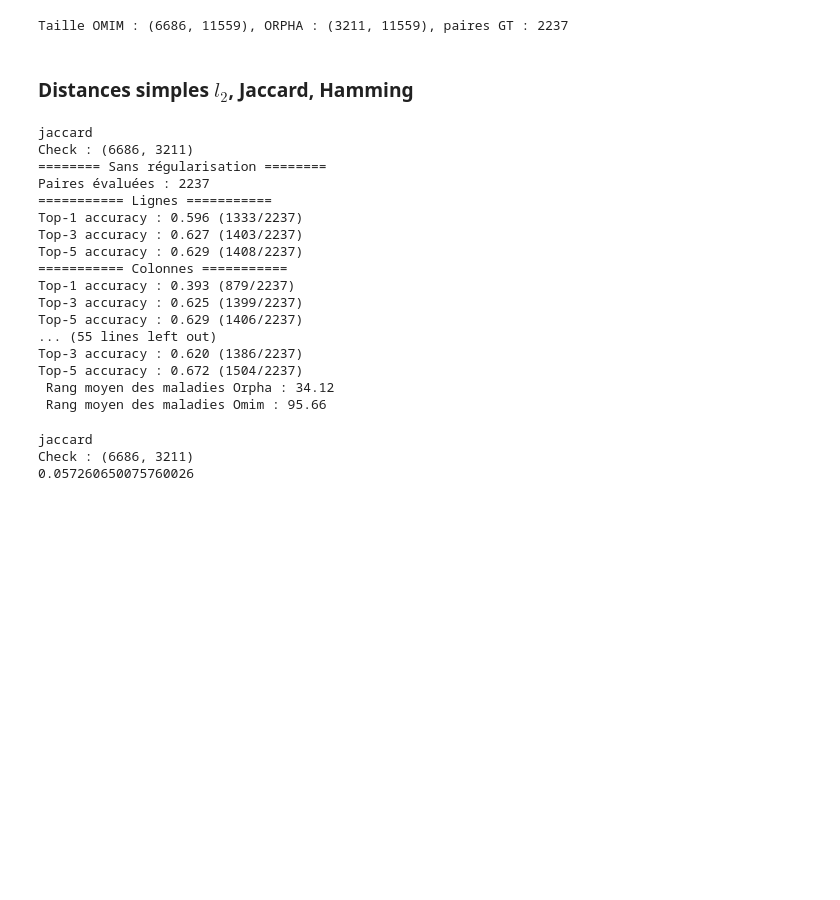
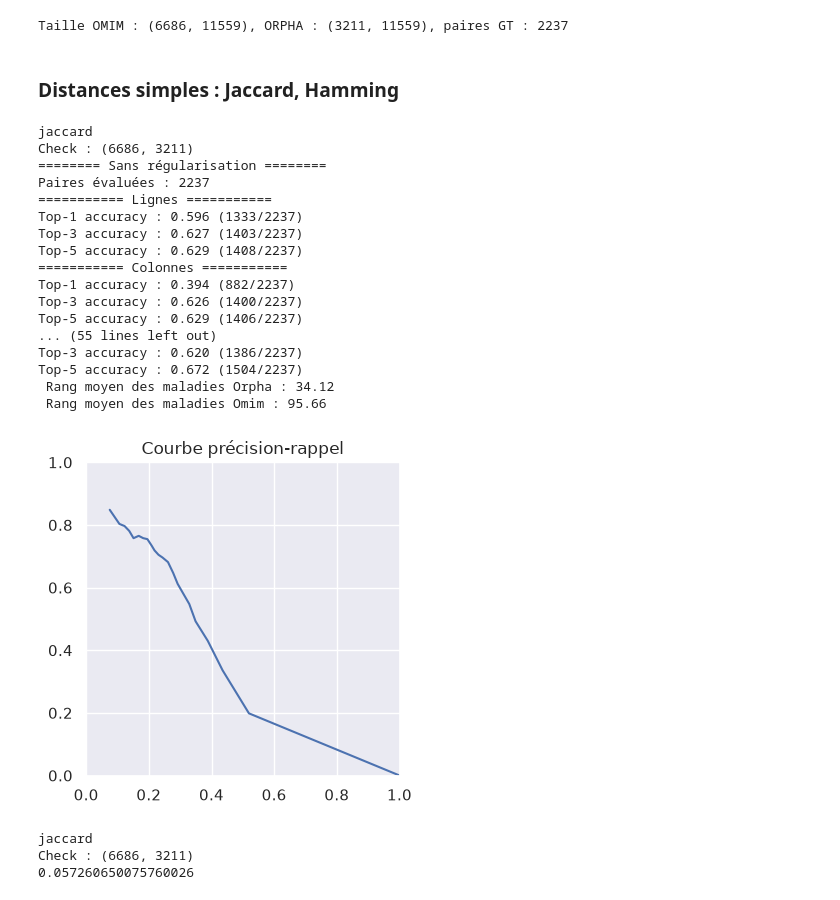
Before and after one commit to averniere/OT_simulation_maladies, a Jupyter notebook: Embeddings/test.ipynb, the cells around one changed output. Saved outputs shown, nothing was run; the diff lists cells and outputs as text; code cells hidden in the pictures; blank space fills up the shorter version.

```diff
--- a/Embeddings/test.ipynb
+++ b/Embeddings/test.ipynb
@@ -50,6 +50,12 @@ categories = {
     'biospecimen' : list(biospecimen),
     'blood' : list(blood),
     'frequency' : list(frequency)}
+# %%
+# Seuils calcul de la courbe PR
+seuils = np.linspace(0, 1., 30)
+
+# Valeurs de tau à tester
+taus = [0., 0.5, 0.7, 0.8, 0.9, 0.95, 1.]
 # %% [markdown]
 ## Utilisation de la table de correspondances d'Orphadata
 # %%
@@ -110,10 +116,10 @@ for i, j in gt_set_broad:
     if np.isin(i, i_set):
         d_gt[i].append(j)
 # %% [markdown]
-### Distances simples $l_2$, Jaccard, Hamming
+### Distances simples : Jaccard, Hamming
 # %%
 # Dictionnaire pour stocker les résultats méthode par méthode
-#dict_method={}
+dict_method={}
 
 # Distances de base
 for dist_method in ['jaccard', 'hamming']:
@@ -131,12 +137,11 @@ for dist_method in ['jaccard', 'hamming']:
     epsilon = grid[1] * np.mean(C)
     print(epsilon)
     ot_plan_reg, ot_cots_reg = compute_transport_sinkhorn(C, None, None, epsilon, 10000, 1e-4, False)
-    ranks_reg, _, pairs_reg, _, _ = evaluate_transport(ot_plan_reg, gt_set2, C)
+    ranks_reg, ranks_reg2, pairs_reg, pairs_reg2, _ = evaluate_transport(ot_plan_reg, gt_set2, C)
     print("")
-    #dict_method[f"{dist_method} reg"] = {"ranks": ranks_reg,
-                                         #"pairs": pairs_reg,
-                                         #"ot_plan": ot_plan_reg,
-                                         #"cost_matrix": C}
+    dict_method[f"{dist_method} reg"] = {
+        "cost_matrix": C,
+        "ot_plan":ot_plan_reg}
 # %% [output]
 jaccard
 Check : (6686, 3211)
@@ -147,13 +152,17 @@ Top-1 accuracy : 0.596 (1333/2237)
 Top-3 accuracy : 0.627 (1403/2237)
 Top-5 accuracy : 0.629 (1408/2237)
 =========== Colonnes ===========
-Top-1 accuracy : 0.393 (879/2237)
-Top-3 accuracy : 0.625 (1399/2237)
+Top-1 accuracy : 0.394 (882/2237)
+Top-3 accuracy : 0.626 (1400/2237)
 Top-5 accuracy : 0.629 (1406/2237)
 ... (55 lines left out)
 Top-3 accuracy : 0.620 (1386/2237)
 Top-5 accuracy : 0.672 (1504/2237)
  Rang moyen des maladies Orpha : 34.12
  Rang moyen des maladies Omim : 95.66
+# %%
+plot_PR_curve(ot_plan_reg, gt_set2, seuils)
+# %% [output]
+[figure, added]
 # %%
 dist_methods = ['jaccard', 'hamming']
```
Also changed, not shown: parts of 24 cells of this notebook, 8 other files.
